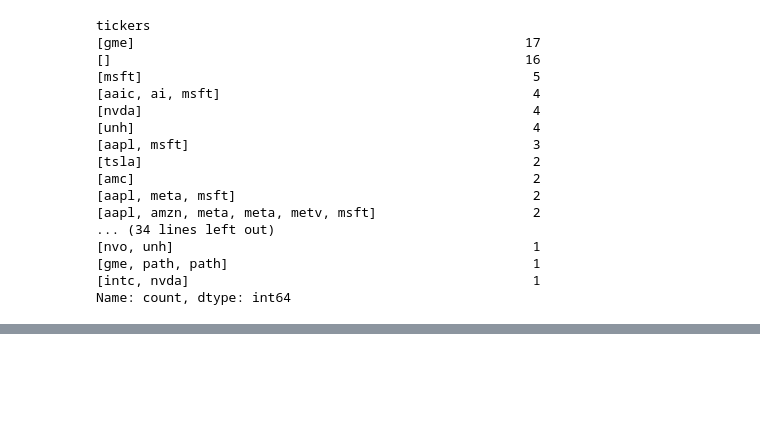
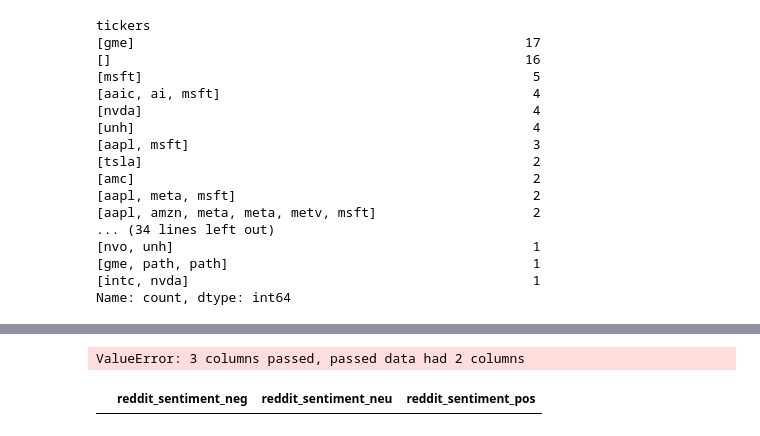
Before and after one commit to oindreelabh/online-portfolio-optimization, a Jupyter notebook: notebooks/02_sentiment_analysis.ipynb, the cells around one changed output, grey strips where cells are left out. Cells and saved outputs as stored; diff of their text form; code cells hidden in the pictures; blank space fills up the shorter version.

```diff
--- a/notebooks/02_sentiment_analysis.ipynb
+++ b/notebooks/02_sentiment_analysis.ipynb
@@ -179,0 +262,4 @@ Name: count, dtype: int64
+# %%
+# For Reddit, use the relevant text column (e.g., 'cleaned_text' or 'body')
+#reddit_df = add_finbert_sentiment(reddit_df, text_col="cleaned_text", prefix="reddit_sentiment")
+results = reddit_df["cleaned_text"].astype(str).apply(finbert_predict_sentiment)
@@ -179,0 +299,3 @@ Name: count, dtype: int64
+# %%
+labels = results.apply(lambda x: x[0])
+probs = results.apply(lambda x: x[1])
@@ -179,0 +332,8 @@ Name: count, dtype: int64
+# %%
+probs_df = pd.DataFrame(probs.tolist(), columns=[f"reddit_sentiment_neg", f"reddit_sentiment_neu", f"reddit_sentiment_pos"])
+# %% [output]
+ValueError: 3 columns passed, passed data had 2 columns
+# %%
+probs_df
+# %% [output]
+|  | reddit_sentiment_neg | reddit_sentiment_neu | reddit_sentiment_pos |
```
Also changed, not shown: parts of 10 cells of this notebook, 21 other files.
